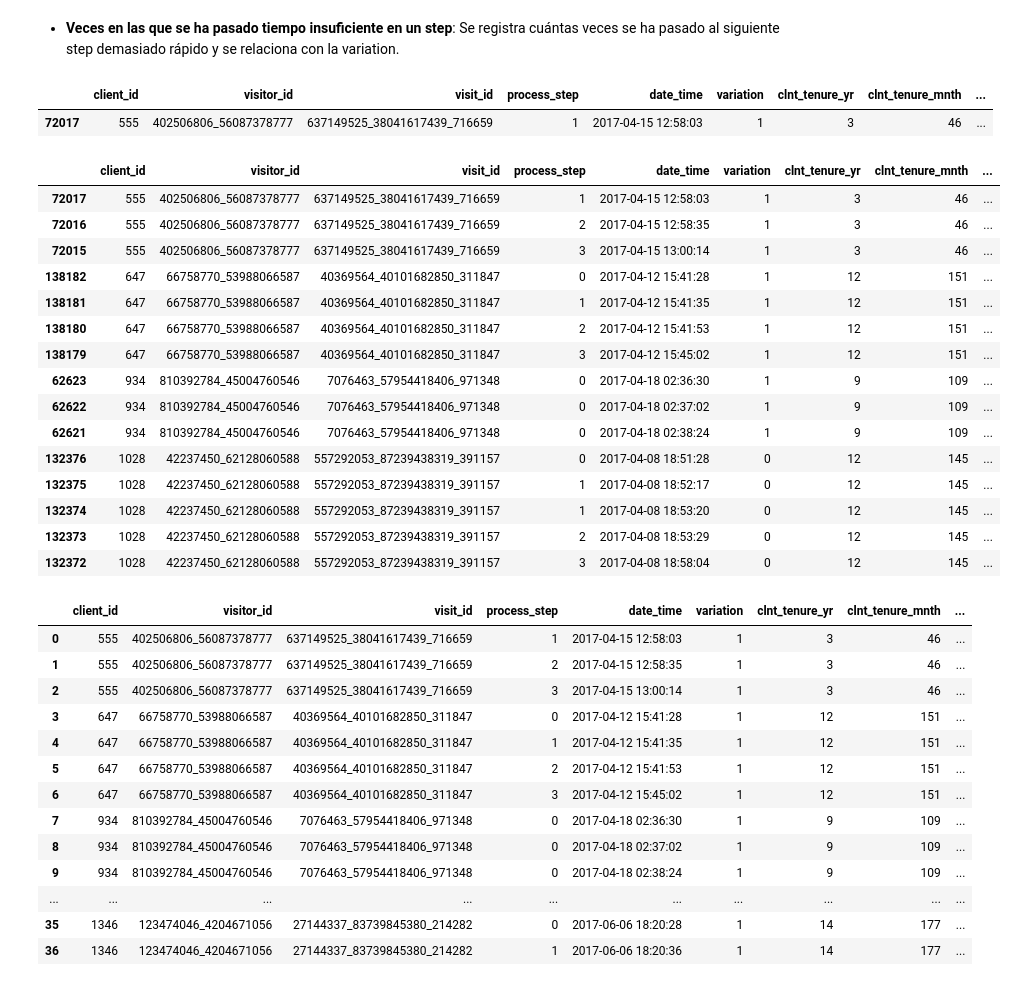
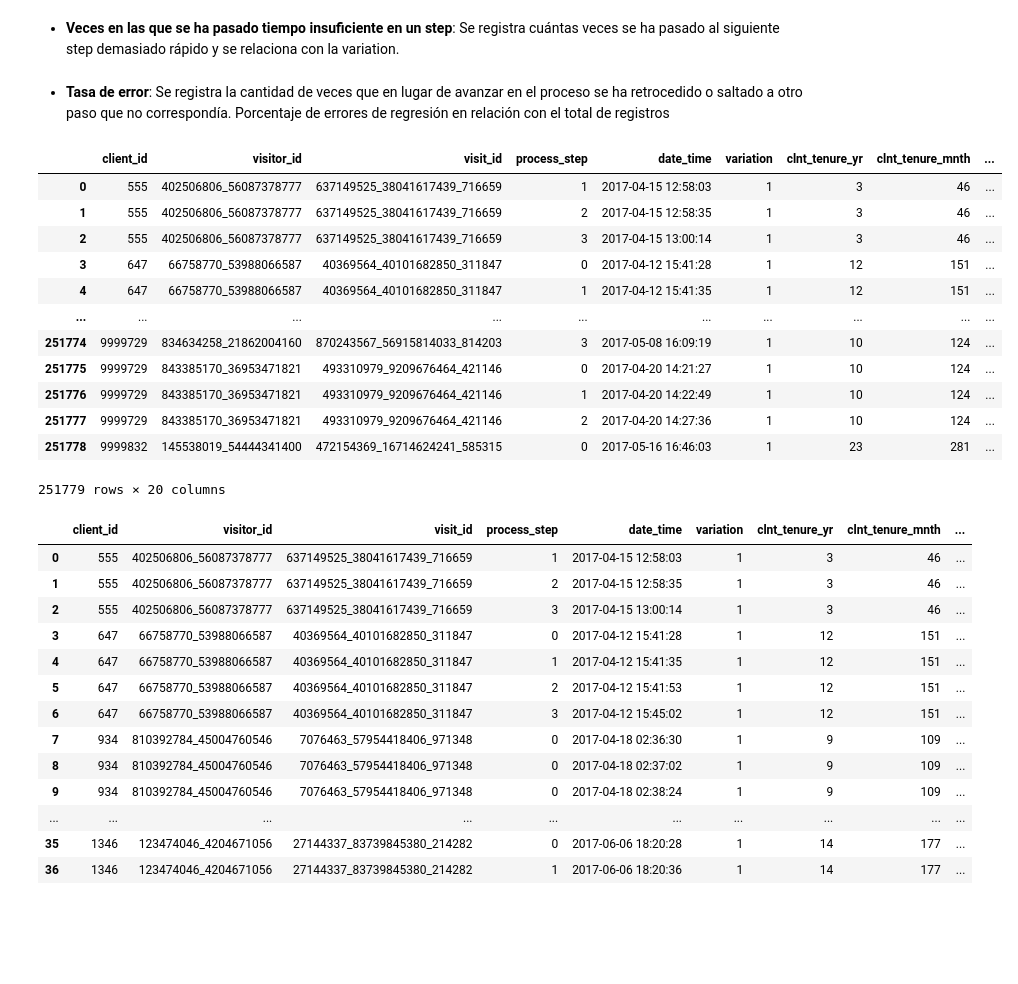
Before and after one commit to Greta-galeana/abtest_vanguard, a Jupyter notebook: main.ipynb, the cells around one changed output. Saved outputs shown, nothing was run; the diff lists cells and outputs as text; code cells hidden in the pictures; blank space fills up the shorter version.

```diff
--- a/main.ipynb
+++ b/main.ipynb
@@ -179,0 +180,2 @@ df.sample(5)
+# %%
+df = df.reset_index(drop=True)  # drop=True elimina el índice anterior
@@ -819,8 +835,3 @@ jumps
 | 11 | 4 | 2 | 71 |
 # %% [markdown]
 - **Veces en las que se ha pasado tiempo insuficiente en un step**: Se registra cuántas veces se ha pasado al siguiente step demasiado rápido y se relaciona con la variation.
-# %%
-df.head(1)
-# %% [output]
-|  | client_id | visitor_id | visit_id | process_step | date_time | variation | clnt_tenure_yr | clnt_tenure_mnth | ... |
-| 72017 | 555 | 402506806_56087378777 | 637149525_38041617439_716659 | 1 | 2017-04-15 12:58:03 | 1 | 3 | 46 | ... |
@@ -827,25 +840,27 @@ df.head(1)
+# %% [markdown]
+- **Tasa de error**: Se registra la cantidad de veces que en lugar de avanzar en el proceso se ha retrocedido o saltado a otro paso que no correspondía. Porcentaje de errores de regresión en relación con el total de registros
 # %%
 
 df.sort_values(['visit_id', 'date_time'], ascending=False)
 
 df['regr_error']=False
+
+df_error_rate = df.reset_index(drop=True)
+
+df_error_rate['next_process_step']=df_error_rate['process_step'].shift(-1)
+df_error_rate['next_visit_id']=df_error_rate['visit_id'].shift(-1)
+# %% [output]
+|  | client_id | visitor_id | visit_id | process_step | date_time | variation | clnt_tenure_yr | clnt_tenure_mnth | ... |
+| 0 | 555 | 402506806_56087378777 | 637149525_38041617439_716659 | 1 | 2017-04-15 12:58:03 | 1 | 3 | 46 | ... |
+| 1 | 555 | 402506806_56087378777 | 637149525_38041617439_716659 | 2 | 2017-04-15 12:58:35 | 1 | 3 | 46 | ... |
+| 2 | 555 | 402506806_56087378777 | 637149525_38041617439_716659 | 3 | 2017-04-15 13:00:14 | 1 | 3 | 46 | ... |
+| 3 | 647 | 66758770_53988066587 | 40369564_40101682850_311847 | 0 | 2017-04-12 15:41:28 | 1 | 12 | 151 | ... |
+| 4 | 647 | 66758770_53988066587 | 40369564_40101682850_311847 | 1 | 2017-04-12 15:41:35 | 1 | 12 | 151 | ... |
+| ... | ... | ... | ... | ... | ... | ... | ... | ... | ... |
+| 251774 | 9999729 | 834634258_21862004160 | 870243567_56915814033_814203 | 3 | 2017-05-08 16:09:19 | 1 | 10 | 124 | ... |
+| 251775 | 9999729 | 843385170_36953471821 | 493310979_9209676464_421146 | 0 | 2017-04-20 14:21:27 | 1 | 10 | 124 | ... |
+| 251776 | 9999729 | 843385170_36953471821 | 493310979_9209676464_421146 | 1 | 2017-04-20 14:22:49 | 1 | 10 | 124 | ... |
+| 251777 | 9999729 | 843385170_36953471821 | 493310979_9209676464_421146 | 2 | 2017-04-20 14:27:36 | 1 | 10 | 124 | ... |
+| 251778 | 9999832 | 145538019_54444341400 | 472154369_16714624241_585315 | 0 | 2017-05-16 16:46:03 | 1 | 23 | 281 | ... |
+251779 rows × 20 columns
-# %%
-df.head(15)
-# %% [output]
-|  | client_id | visitor_id | visit_id | process_step | date_time | variation | clnt_tenure_yr | clnt_tenure_mnth | ... |
-| 72017 | 555 | 402506806_56087378777 | 637149525_38041617439_716659 | 1 | 2017-04-15 12:58:03 | 1 | 3 | 46 | ... |
-| 72016 | 555 | 402506806_56087378777 | 637149525_38041617439_716659 | 2 | 2017-04-15 12:58:35 | 1 | 3 | 46 | ... |
-| 72015 | 555 | 402506806_56087378777 | 637149525_38041617439_716659 | 3 | 2017-04-15 13:00:14 | 1 | 3 | 46 | ... |
-| 138182 | 647 | 66758770_53988066587 | 40369564_40101682850_311847 | 0 | 2017-04-12 15:41:28 | 1 | 12 | 151 | ... |
-| 138181 | 647 | 66758770_53988066587 | 40369564_40101682850_311847 | 1 | 2017-04-12 15:41:35 | 1 | 12 | 151 | ... |
-| 138180 | 647 | 66758770_53988066587 | 40369564_40101682850_311847 | 2 | 2017-04-12 15:41:53 | 1 | 12 | 151 | ... |
-| 138179 | 647 | 66758770_53988066587 | 40369564_40101682850_311847 | 3 | 2017-04-12 15:45:02 | 1 | 12 | 151 | ... |
-| 62623 | 934 | 810392784_45004760546 | 7076463_57954418406_971348 | 0 | 2017-04-18 02:36:30 | 1 | 9 | 109 | ... |
-| 62622 | 934 | 810392784_45004760546 | 7076463_57954418406_971348 | 0 | 2017-04-18 02:37:02 | 1 | 9 | 109 | ... |
-| 62621 | 934 | 810392784_45004760546 | 7076463_57954418406_971348 | 0 | 2017-04-18 02:38:24 | 1 | 9 | 109 | ... |
-| 132376 | 1028 | 42237450_62128060588 | 557292053_87239438319_391157 | 0 | 2017-04-08 18:51:28 | 0 | 12 | 145 | ... |
-| 132375 | 1028 | 42237450_62128060588 | 557292053_87239438319_391157 | 1 | 2017-04-08 18:52:17 | 0 | 12 | 145 | ... |
-| 132374 | 1028 | 42237450_62128060588 | 557292053_87239438319_391157 | 1 | 2017-04-08 18:53:20 | 0 | 12 | 145 | ... |
-| 132373 | 1028 | 42237450_62128060588 | 557292053_87239438319_391157 | 2 | 2017-04-08 18:53:29 | 0 | 12 | 145 | ... |
-| 132372 | 1028 | 42237450_62128060588 | 557292053_87239438319_391157 | 3 | 2017-04-08 18:58:04 | 0 | 12 | 145 | ... |
 # %%
```
Also changed, not shown: parts of 17 cells of this notebook.
